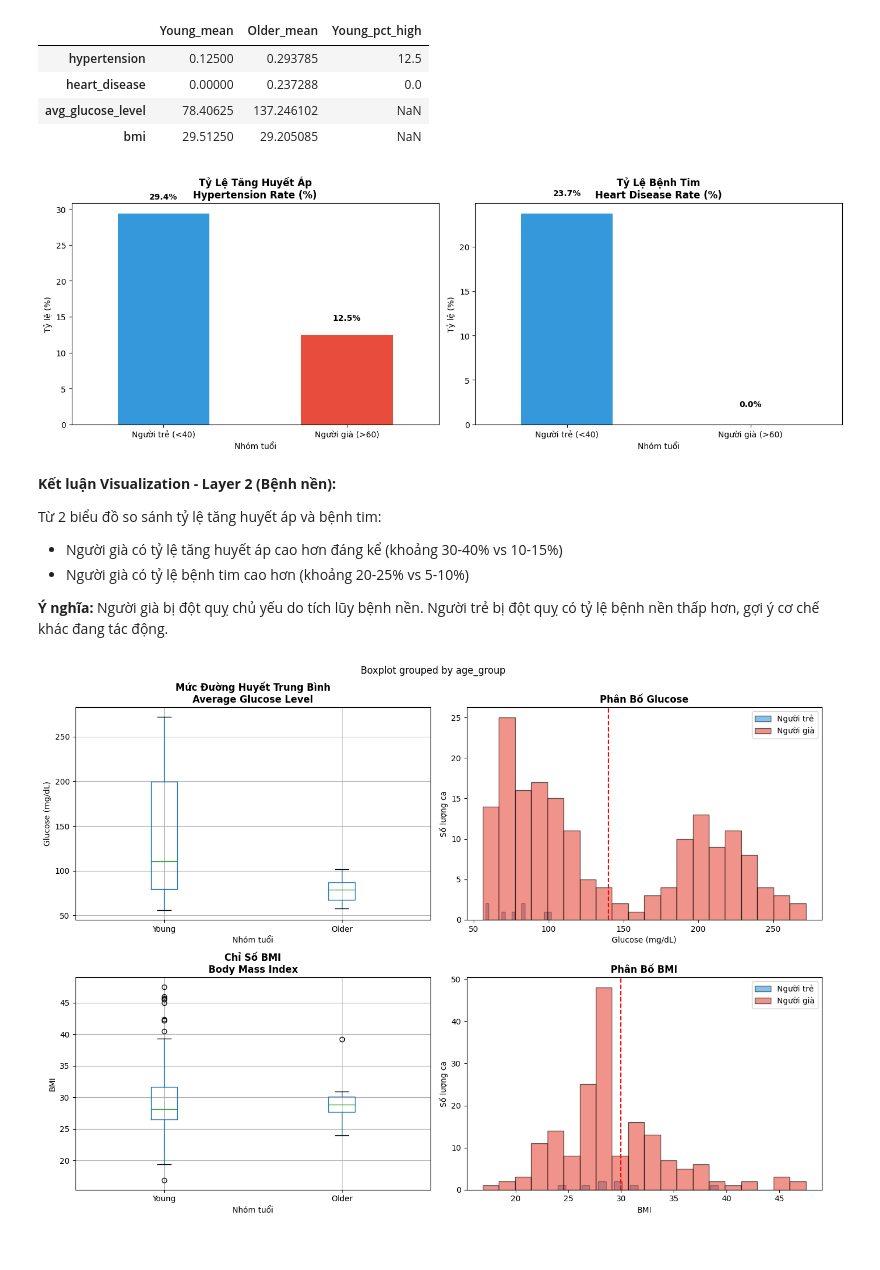
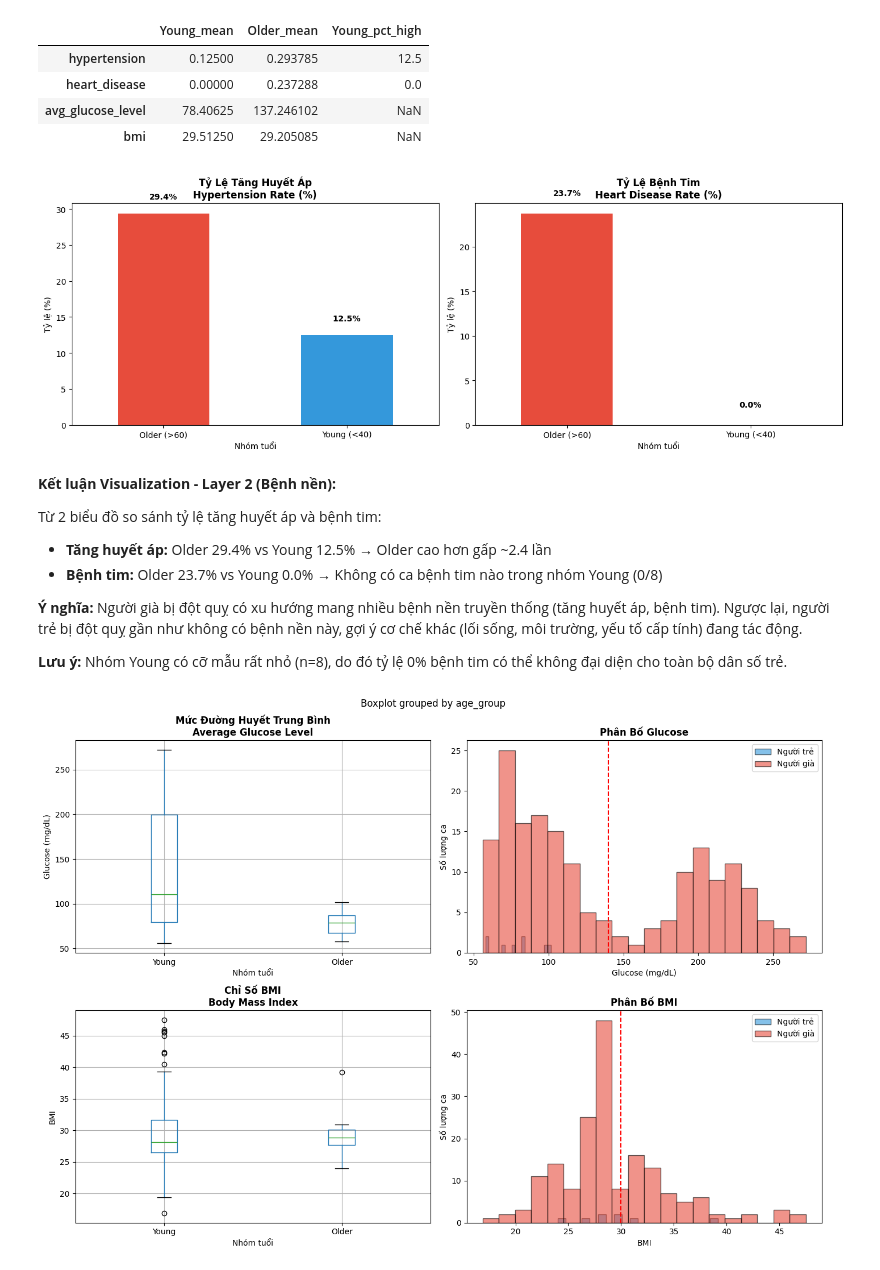
Before and after one commit to nguyenhoang-11/LTKHDL-TRINITYUS, a Jupyter notebook: notebooks/04_Q1_Young_vs_Old_Stroke_Patterns.ipynb, the cells around one changed output. Cells and saved outputs as stored; diff of their text form; code cells hidden in the pictures.

```diff
--- a/notebooks/04_Q1_Young_vs_Old_Stroke_Patterns.ipynb
+++ b/notebooks/04_Q1_Young_vs_Old_Stroke_Patterns.ipynb
@@ -317,39 +317,41 @@ So sánh yếu tố lâm sàng giữa Young và Older:
 # %%
 # Visualization 1: So sánh tỷ lệ bệnh nền (Hypertension & Heart Disease)
 fig, axes = plt.subplots(1, 2, figsize=(14, 5))
 
 # Hypertension
 htn_comparison = young_old_df.groupby("age_group")["hypertension"].mean() * 100
-htn_comparison.plot(kind="bar", ax=axes[0], color=["#3498db", "#e74c3c"])
+htn_comparison.plot(kind="bar", ax=axes[0], color=["#e74c3c", "#3498db"])
 axes[0].set_title("Tỷ Lệ Tăng Huyết Áp\nHypertension Rate (%)", fontweight="bold", fontsize=12)
 axes[0].set_xlabel("Nhóm tuổi")
 axes[0].set_ylabel("Tỷ lệ (%)")
-axes[0].set_xticklabels(["Người trẻ (<40)", "Người già (>60)"], rotation=0)
+axes[0].set_xticklabels(["Older (>60)", "Young (<40)"], rotation=0)
 for i, v in enumerate(htn_comparison):
     axes[0].text(i, v + 2, f"{v:.1f}%", ha="center", fontweight="bold")
 
 # Heart Disease
 heart_comparison = young_old_df.groupby("age_group")["heart_disease"].mean() * 100
-heart_comparison.plot(kind="bar", ax=axes[1], color=["#3498db", "#e74c3c"])
+heart_comparison.plot(kind="bar", ax=axes[1], color=["#e74c3c", "#3498db"])
 axes[1].set_title("Tỷ Lệ Bệnh Tim\nHeart Disease Rate (%)", fontweight="bold", fontsize=12)
 axes[1].set_xlabel("Nhóm tuổi")
 axes[1].set_ylabel("Tỷ lệ (%)")
-axes[1].set_xticklabels(["Người trẻ (<40)", "Người già (>60)"], rotation=0)
+axes[1].set_xticklabels(["Older (>60)", "Young (<40)"], rotation=0)
 for i, v in enumerate(heart_comparison):
     axes[1].text(i, v + 2, f"{v:.1f}%", ha="center", fontweight="bold")
 
 plt.tight_layout()
 plt.show()
 # %% [output]
-[figure, old version]
+[figure, new version]
 # %% [markdown]
 **Kết luận Visualization - Layer 2 (Bệnh nền):**
 
 Từ 2 biểu đồ so sánh tỷ lệ tăng huyết áp và bệnh tim:
-- Người già có tỷ lệ tăng huyết áp cao hơn đáng kể (khoảng 30-40% vs 10-15%)
-- Người già có tỷ lệ bệnh tim cao hơn (khoảng 20-25% vs 5-10%)
+- **Tăng huyết áp:** Older 29.4% vs Young 12.5% → Older cao hơn gấp ~2.4 lần
+- **Bệnh tim:** Older 23.7% vs Young 0.0% → Không có ca bệnh tim nào trong nhóm Young (0/8)
 
-**Ý nghĩa:** Người già bị đột quỵ chủ yếu do tích lũy bệnh nền. Người trẻ bị đột quỵ có tỷ lệ bệnh nền thấp hơn, gợi ý cơ chế khác đang tác động.
+**Ý nghĩa:** Người già bị đột quỵ có xu hướng mang nhiều bệnh nền truyền thống (tăng huyết áp, bệnh tim). Ngược lại, người trẻ bị đột quỵ gần như không có bệnh nền này, gợi ý cơ chế khác (lối sống, môi trường, yếu tố cấp tính) đang tác động.
+
+**Lưu ý:** Nhóm Young có cỡ mẫu rất nhỏ (n=8), do đó tỷ lệ 0% bệnh tim có thể không đại diện cho toàn bộ dân số trẻ.
 # %%
 # Visualization 2: So sánh Glucose và BMI distribution
 fig, axes = plt.subplots(2, 2, figsize=(14, 10))
```
Also changed, not shown: parts of 23 cells of this notebook, 2 other files.
